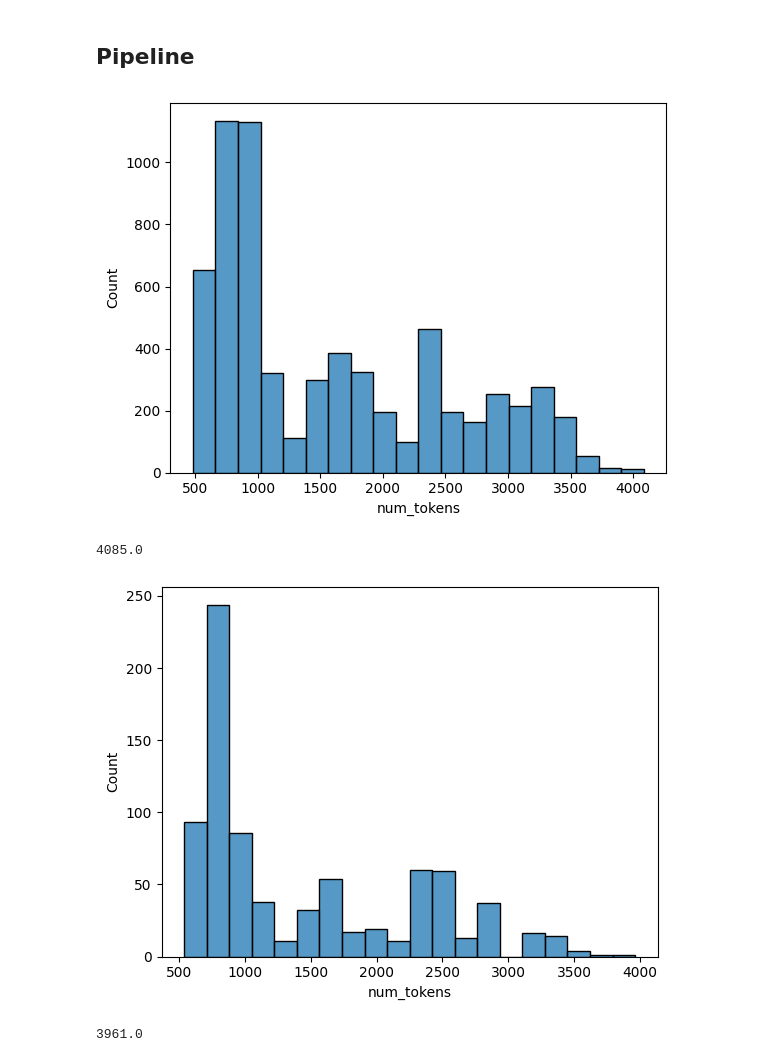
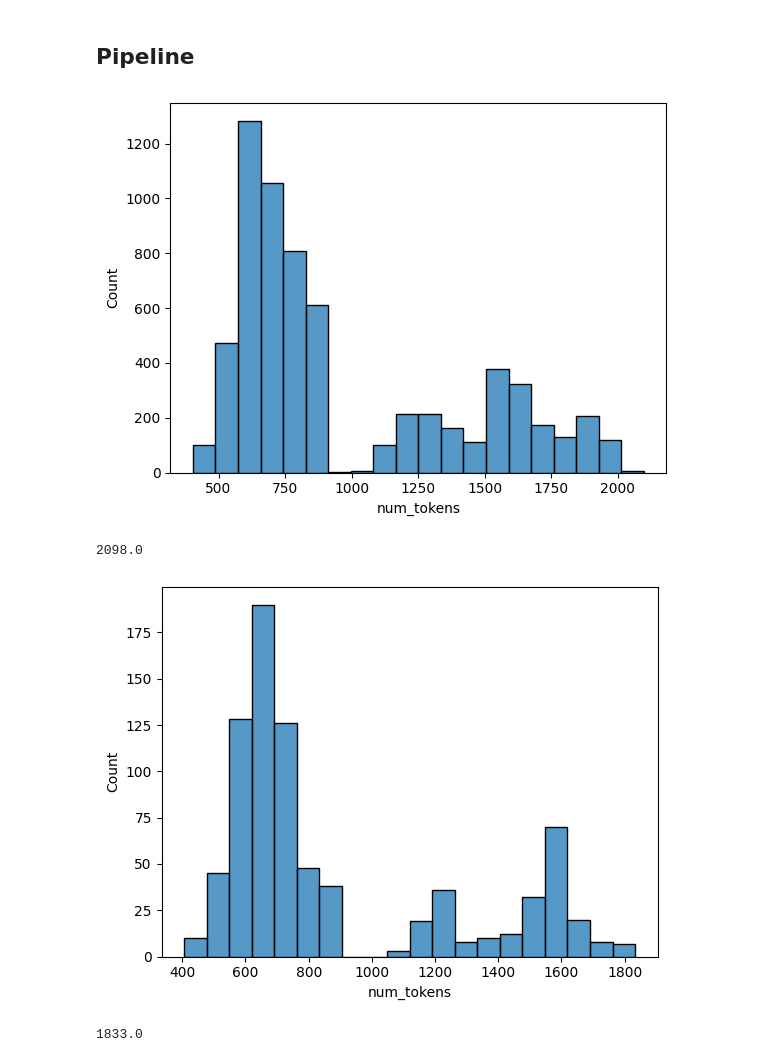
Before and after one commit to viktorpovazhuk/home_assistant_llm, a Jupyter notebook: dataset_preparation.ipynb, the cells around one changed output. Saved outputs shown, nothing was run; the diff lists cells and outputs as text; code cells hidden in the pictures.

```diff
--- a/dataset_preparation.ipynb
+++ b/dataset_preparation.ipynb
@@ -21,7 +21,7 @@ DATA_DIR = Path('data/')
 # %% [markdown]
 ## Examples
 # %%
-df = pd.read_csv(DATA_DIR / 'datasets/merged/train_0.csv')
+df = pd.read_csv(DATA_DIR / 'datasets/merged/train_0_mtds.csv')
 # %%
 df.head()
 # %% [output]
@@ -151,24 +143,24 @@ res_df.to_csv(DATA_DIR / 'datasets/merged/train.csv', index=False)
 # %%
 tokenizer = AutoTokenizer.from_pretrained("mistralai/Mistral-7B-Instruct-v0.2")
 
 for split in ['train', 'val']:
-    df = pd.read_csv(DATA_DIR / f'datasets/merged/{split}_0.csv')
+    df = pd.read_csv(DATA_DIR / f'datasets/merged/{split}_0_mtds.csv')
 
     prompts_df = get_prompts_df(df)
 
     for i, row in prompts_df.iterrows():
         ids = tokenizer.apply_chat_template([{'role': 'user', 'content': row['user']}, {'role': 'assistant', 'content': row['assistant']}], return_tensors='np')[0]
         prompts_df.loc[i, 'num_tokens'] = len(ids)
 
     sns.histplot(prompts_df['num_tokens'], bins=20)
     plt.show()
     print(max(prompts_df['num_tokens']))
 
     res_df = prompts_df.drop(columns=['num_tokens'])
 
-    res_df.to_csv(DATA_DIR / f'datasets/merged/{split}.csv', index=False)
+    res_df.to_csv(DATA_DIR / f'datasets/merged/home-assistant/{split}.csv', index=False)
 # %% [output]
-[figure, old version]
+[figure, new version]
-4085.0
+2098.0
-[figure, old version]
+[figure, new version]
-3961.0
+1833.0
```
Also changed, not shown: parts of 3 cells of this notebook.
